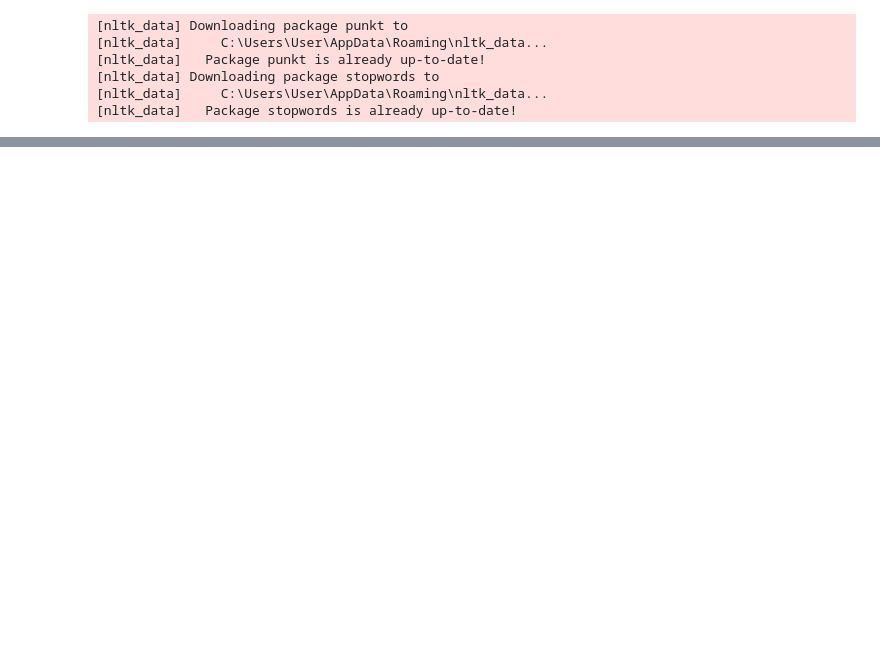
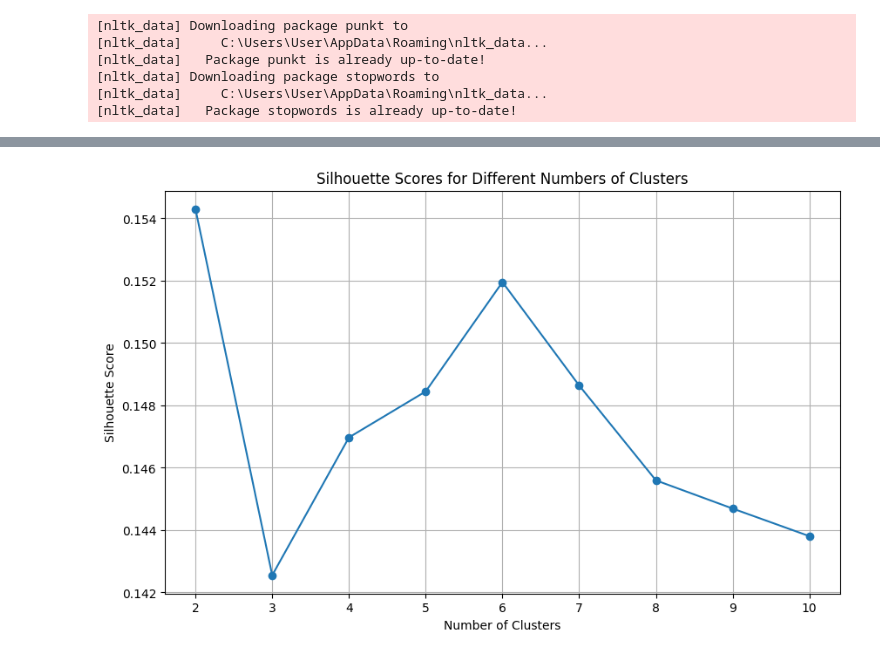
Before and after one commit to valentinvale/FakeNewsDetection, a Jupyter notebook: TomaSabinSebastian/modele/RNN_unsupervised.ipynb, the cells around one changed output, grey strips where cells are left out. Saved outputs shown, nothing was run; the diff lists cells and outputs as text; code cells hidden in the pictures; blank space fills up the shorter version.

```diff
--- a/TomaSabinSebastian/modele/RNN_unsupervised.ipynb
+++ b/TomaSabinSebastian/modele/RNN_unsupervised.ipynb
@@ -60,12 +65,6 @@ embedding_matrix = np.zeros((vocab_size, 100))
 for word, i in tokenizer.word_index.items():
     if word in w2v_model.wv:
         embedding_matrix[i] = w2v_model.wv[word]
-# %%
-# K-Means Clustering on Word Embeddings
-word_vectors = w2v_model.wv[w2v_model.wv.index_to_key]
-kmeans = KMeans(n_clusters=2, random_state=42)  # Adjust clusters if needed
-kmeans.fit(word_vectors)
-labels = kmeans.labels_
 # %%
 # Build RNN Model for Sequence Embedding
 model = Sequential([
@@ -108 +138,12 @@ Model: "sequential"
+# %%
+# Plot silhouette scores
+plt.figure(figsize=(10, 6))
+plt.plot(range(2, max_clusters + 1), silhouette_scores, marker='o')
+plt.title('Silhouette Scores for Different Numbers of Clusters')
+plt.xlabel('Number of Clusters')
+plt.ylabel('Silhouette Score')
+plt.grid()
+plt.show()
+# %% [output]
+[figure, added]
 # %%
```
Also changed, not shown: parts of 8 cells of this notebook, 1 other file.
